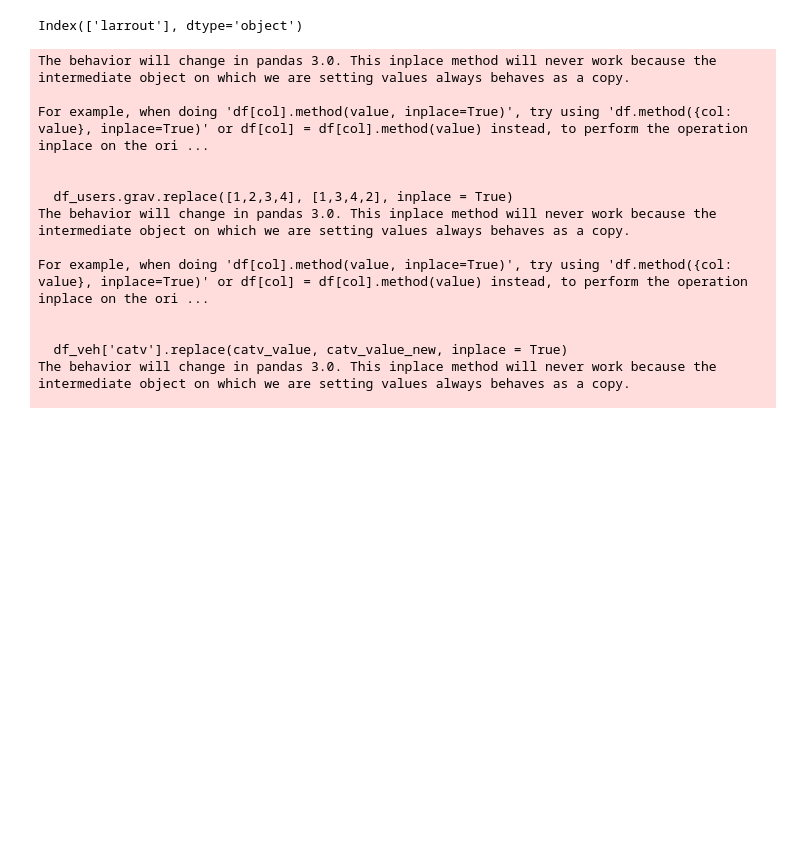
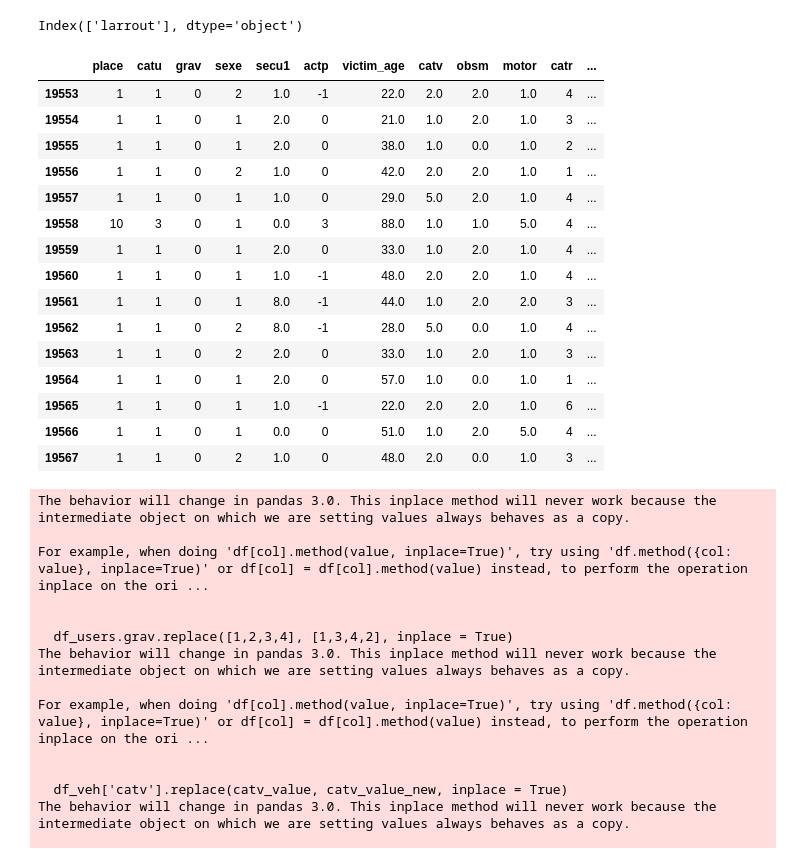
Before and after one commit to DataScientest-Studio/Template_MLOps_accidents, a Jupyter notebook: notebooks/1.0-ldj-initial-data-exploration.ipynb, the cells around one changed output. Saved outputs shown, nothing was run; the diff lists cells and outputs as text; code cells hidden in the pictures; blank space fills up the shorter version.

```diff
--- a/notebooks/1.0-ldj-initial-data-exploration.ipynb
+++ b/notebooks/1.0-ldj-initial-data-exploration.ipynb
@@ -18,12 +18,12 @@ from sklearn.preprocessing import OneHotEncoder
 #--Importing dataset
 
 # Change it to your absolut path
-abs_path = '../src'
+abs_path = '/home/ubuntu/Documents/Developoment/may24_bmlops_accidents/Volumes/2021'
 
-df_users=pd.read_csv(abs_path+"/data/raw/usagers-2021.csv", sep=";")
-df_places=pd.read_csv(abs_path+"/data/raw/lieux-2021.csv", sep=";", header=0, low_memory=False)
-df_caract=pd.read_csv(abs_path+"/data/raw/carcteristiques-2021.csv", sep = ";", encoding='utf-8')
-df_veh=pd.read_csv(abs_path + "/data/raw/vehicules-2021.csv", sep=";")
+df_users=pd.read_csv(abs_path+"/usagers-2021.csv", sep=";")
+df_places=pd.read_csv(abs_path+"/lieux-2021.csv", sep=";", header=0, low_memory=False)
+df_caract=pd.read_csv(abs_path+"/caracteristiques-2021.csv", sep = ";", encoding='utf-8')
+df_veh=pd.read_csv(abs_path + "/vehicules-2021.csv", sep=";")
 # %% [markdown]
 # DataSet Users
 # %%
@@ -463,6 +463,27 @@ df[col_to_fill_na] = df[col_to_fill_na].fillna(df[col_to_fill_na].mode().iloc[0]
 #Drop NaN
 
 df = df.dropna(axis=0)
+# %%
+# get the list of simple accidents
+pd.options.display.max_columns = 500
+df[df['grav']==0].head(15)
+# %% [output]
+|  | place | catu | grav | sexe | secu1 | actp | victim_age | catv | obsm | motor | catr | ... |
+| 19553 | 1 | 1 | 0 | 2 | 1.0 | -1 | 22.0 | 2.0 | 2.0 | 1.0 | 4 | ... |
+| 19554 | 1 | 1 | 0 | 1 | 2.0 | 0 | 21.0 | 1.0 | 2.0 | 1.0 | 3 | ... |
+| 19555 | 1 | 1 | 0 | 1 | 2.0 | 0 | 38.0 | 1.0 | 0.0 | 1.0 | 2 | ... |
+| 19556 | 1 | 1 | 0 | 2 | 1.0 | 0 | 42.0 | 2.0 | 2.0 | 1.0 | 1 | ... |
+| 19557 | 1 | 1 | 0 | 1 | 1.0 | 0 | 29.0 | 5.0 | 2.0 | 1.0 | 4 | ... |
+| 19558 | 10 | 3 | 0 | 1 | 0.0 | 3 | 88.0 | 1.0 | 1.0 | 5.0 | 4 | ... |
+| 19559 | 1 | 1 | 0 | 1 | 2.0 | 0 | 33.0 | 1.0 | 2.0 | 1.0 | 4 | ... |
+| 19560 | 1 | 1 | 0 | 1 | 1.0 | -1 | 48.0 | 2.0 | 2.0 | 1.0 | 4 | ... |
+| 19561 | 1 | 1 | 0 | 1 | 8.0 | -1 | 44.0 | 1.0 | 2.0 | 2.0 | 3 | ... |
+| 19562 | 1 | 1 | 0 | 2 | 8.0 | -1 | 28.0 | 5.0 | 0.0 | 1.0 | 4 | ... |
+| 19563 | 1 | 1 | 0 | 2 | 2.0 | 0 | 33.0 | 1.0 | 2.0 | 1.0 | 3 | ... |
+| 19564 | 1 | 1 | 0 | 1 | 2.0 | 0 | 57.0 | 1.0 | 0.0 | 1.0 | 1 | ... |
+| 19565 | 1 | 1 | 0 | 1 | 1.0 | -1 | 22.0 | 2.0 | 2.0 | 1.0 | 6 | ... |
+| 19566 | 1 | 1 | 0 | 1 | 0.0 | 0 | 51.0 | 1.0 | 2.0 | 5.0 | 4 | ... |
+| 19567 | 1 | 1 | 0 | 2 | 1.0 | 0 | 48.0 | 2.0 | 0.0 | 1.0 | 3 | ... |
 # %%
 # Finale version of the preprocessing steps :
 #path = ../raw
```
Also changed, not shown: parts of 1 cell of this notebook, 5 other files.
